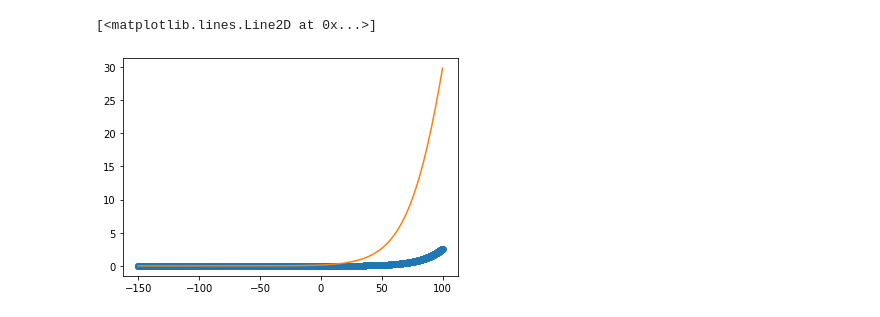
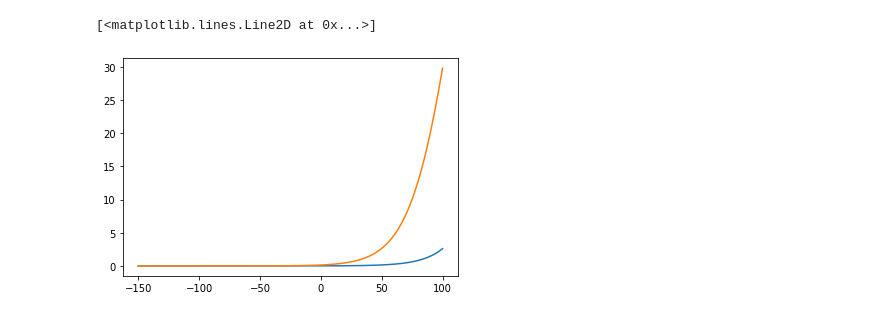
Before and after one commit to mmaleck/chondrocyte, a Jupyter notebook: python_code/demo_Fig4D_2018.ipynb, the cells around one changed output. Drawn from its saved outputs; the diff is of its cells as text; code cells hidden in the pictures.

```diff
--- a/python_code/demo_Fig4D_2018.ipynb
+++ b/python_code/demo_Fig4D_2018.ipynb
@@ -122,20 +21,20 @@ def HoldingPotential(solution):
 # %%
 #solve the ODE system which is imported with chondrocyte
-solution10 = odeint(chondrocyte.rhs, y0, t, args=(params_dict,))
+solution10 = odeint(functions.rhs, y0, t, args=(params_dict,))
 # %%
-VV, current10 = HoldingPotential(solution10)
+VV, current10 = Voltage_clamp(solution10)
 # %%
 # update parameter
 params_dict["Ca_i_0"] = 0.000175
 # %%
-solution175 = odeint(chondrocyte.rhs, y0, t, args=(params_dict,))
+solution175 = odeint(functions.rhs, y0, t, args=(params_dict,))
 # %%
-VV, current175 = HoldingPotential(solution175)
+VV, current175 = Voltage_clamp(solution175)
 # %%
-plt.plot(VV, current10["I_BK"], "o")
-plt.plot(VV, current175["I_BK"], "-")
+plt.plot(VV, current10["I_BK"])
+plt.plot(VV, current175["I_BK"])
 # %% [output]
 [<matplotlib.lines.Line2D at 0x...>]
-[figure, old version]
+[figure, new version]
 # %%
 params_dict
```
Also changed, not shown: parts of 3 cells of this notebook, 6 other files.
